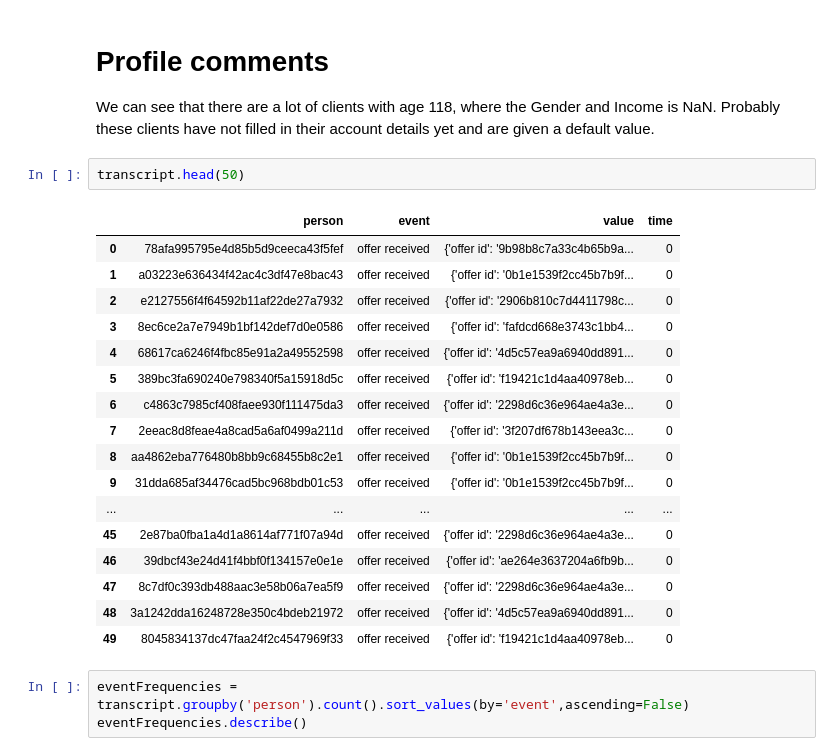
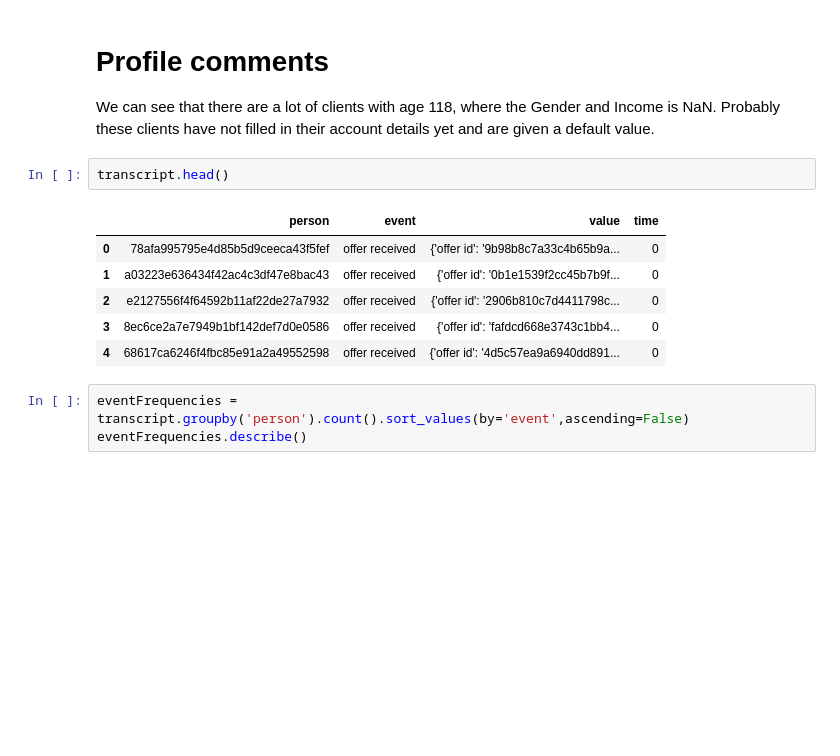
Before and after one commit to cerionXLII/StarbucksCapstoneChallenge, a Jupyter notebook: src/Starbucks_Capstone_notebook.ipynb, the cells around one changed output. Saved outputs shown, nothing was run; the diff lists cells and outputs as text; blank space fills up the shorter version.

```diff
--- a/src/Starbucks_Capstone_notebook.ipynb
+++ b/src/Starbucks_Capstone_notebook.ipynb
@@ -124,25 +129,14 @@ profile.head(20)
 # Profile comments
 We can see that there are a lot of clients with age 118, where the Gender and Income is NaN. Probably these clients have not filled in their account details yet and are given a default value.
 # %%
-transcript.head(50)
+transcript.head()
 # %% [output]
 |  | person | event | value | time |
 | 0 | 78afa995795e4d85b5d9ceeca43f5fef | offer received | {'offer id': '9b98b8c7a33c4b65b9a... | 0 |
 | 1 | a03223e636434f42ac4c3df47e8bac43 | offer received | {'offer id': '0b1e1539f2cc45b7b9f... | 0 |
 | 2 | e2127556f4f64592b11af22de27a7932 | offer received | {'offer id': '2906b810c7d4411798c... | 0 |
 | 3 | 8ec6ce2a7e7949b1bf142def7d0e0586 | offer received | {'offer id': 'fafdcd668e3743c1bb4... | 0 |
 | 4 | 68617ca6246f4fbc85e91a2a49552598 | offer received | {'offer id': '4d5c57ea9a6940dd891... | 0 |
-| 5 | 389bc3fa690240e798340f5a15918d5c | offer received | {'offer id': 'f19421c1d4aa40978eb... | 0 |
-| 6 | c4863c7985cf408faee930f111475da3 | offer received | {'offer id': '2298d6c36e964ae4a3e... | 0 |
-| 7 | 2eeac8d8feae4a8cad5a6af0499a211d | offer received | {'offer id': '3f207df678b143eea3c... | 0 |
-| 8 | aa4862eba776480b8bb9c68455b8c2e1 | offer received | {'offer id': '0b1e1539f2cc45b7b9f... | 0 |
-| 9 | 31dda685af34476cad5bc968bdb01c53 | offer received | {'offer id': '0b1e1539f2cc45b7b9f... | 0 |
-| ... | ... | ... | ... | ... |
-| 45 | 2e87ba0fba1a4d1a8614af771f07a94d | offer received | {'offer id': '2298d6c36e964ae4a3e... | 0 |
-| 46 | 39dbcf43e24d41f4bbf0f134157e0e1e | offer received | {'offer id': 'ae264e3637204a6fb9b... | 0 |
-| 47 | 8c7df0c393db488aac3e58b06a7ea5f9 | offer received | {'offer id': '2298d6c36e964ae4a3e... | 0 |
-| 48 | 3a1242dda16248728e350c4bdeb21972 | offer received | {'offer id': '4d5c57ea9a6940dd891... | 0 |
-| 49 | 8045834137dc47faa24f2c4547969f33 | offer received | {'offer id': 'f19421c1d4aa40978eb... | 0 |
 # %%
 eventFrequencies = transcript.groupby('person').count().sort_values(by='event',ascending=False)
 eventFrequencies.describe()
```
Also changed, not shown: parts of 22 cells of this notebook.
